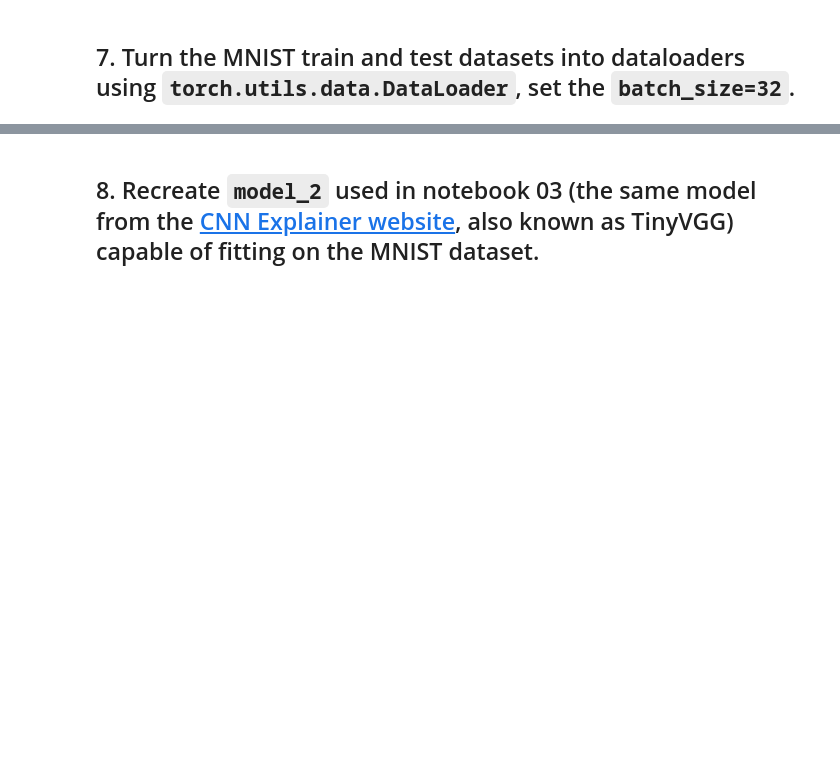
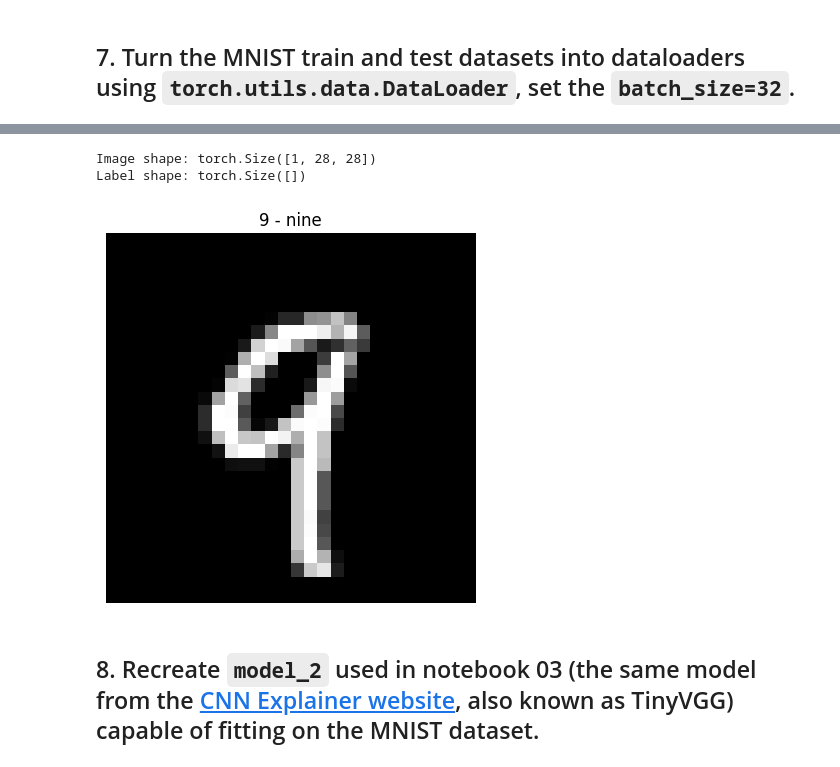
Before and after one commit to CaptainZeroX/CaptainZeroX.github.io, a Jupyter notebook: extras/exercises/03_pytorch_computer_vision_exercises.ipynb, the cells around one changed output, grey strips where cells are left out. Cells and saved outputs as stored; diff of their text form; code cells hidden in the pictures; blank space fills up the shorter version.

```diff
--- a/extras/exercises/03_pytorch_computer_vision_exercises.ipynb
+++ b/extras/exercises/03_pytorch_computer_vision_exercises.ipynb
@@ -92,2 +188,7 @@ test_data = datasets.MNIST(
 # %% [markdown]
 ## 7. Turn the MNIST train and test datasets into dataloaders using `torch.utils.data.DataLoader`, set the `batch_size=32`.
+# %%
+from torch.utils.data import DataLoader
+BATCH_SIZE = 32
+train_dataloader = DataLoader(train_data, batch_size=BATCH_SIZE, shuffle=True)
+test_dataloader = DataLoader(test_data, batch_size=BATCH_SIZE, shuffle=False)
@@ -94,3 +200,15 @@ test_data = datasets.MNIST(
+# %%
+#torch.manual_seed(42)
+random_idx = torch.randint(0, len(train_features_batch), size=[1]).item()
+image, label = train_features_batch[random_idx], train_labels_batch[random_idx]
+plt.imshow(image.squeeze(), cmap="gray")
+plt.title(class_names[label])
+plt.axis("off")
+print(f"Image shape: {image.shape}\nLabel shape: {label.shape}")
+# %% [output]
+Image shape: torch.Size([1, 28, 28])
+Label shape: torch.Size([])
+[figure, added]
 # %% [markdown]
 ## 8. Recreate `model_2` used in notebook 03 (the same model from the [CNN Explainer website](https://poloclub.github.io/cnn-explainer/), also known as TinyVGG) capable of fitting on the MNIST dataset.
 # %% [markdown]
```
Also changed, not shown: parts of 9 cells of this notebook.
